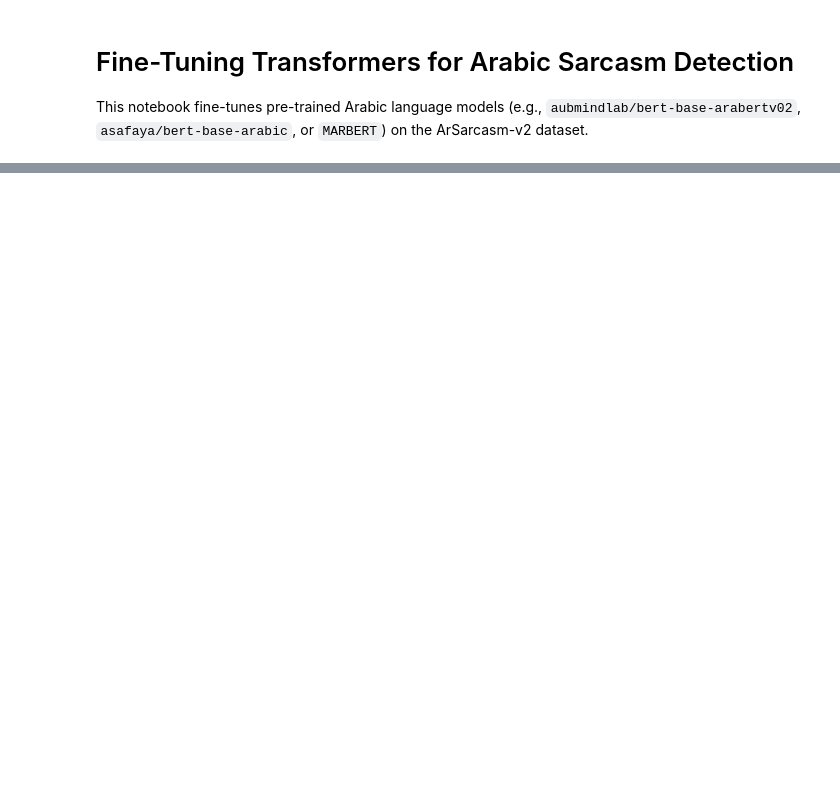
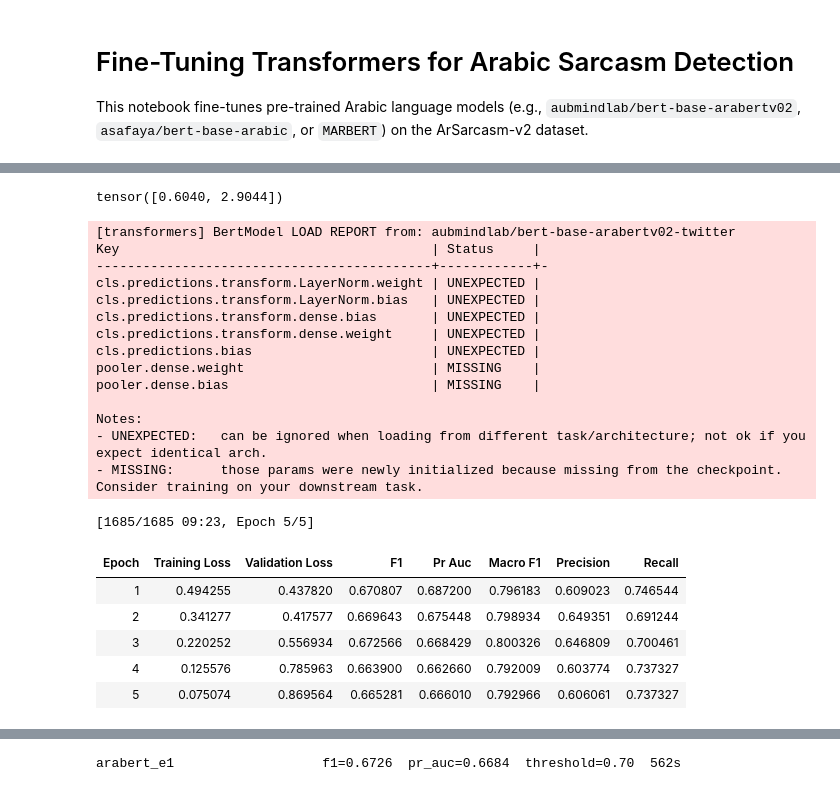
Before and after one commit to cad0m/Arabic-sarcasm, a Jupyter notebook: notebooks/05_finetune.ipynb, the cells around one changed output, grey strips where cells are left out. Drawn from its saved outputs; the diff is of its cells as text; code cells hidden in the pictures; blank space fills up the shorter version.

```diff
--- a/notebooks/05_finetune.ipynb
+++ b/notebooks/05_finetune.ipynb
@@ -48,0 +88,25 @@ class weights: [0.603977620601654, 2.9043641090393066]
+# %%
+train, val, test, report = get_data()
+
+prep = build_pipeline(["html", "urls", "mentions"])
+for frame in (train, val, test):
+    frame["text"] = frame["tweet"].apply(prep)
+    frame["sent"] = frame["sentiment"].str.upper().map({"NEG": 0, "NEU": 1, "POS": 2})
+
+counts = train["sarcasm"].value_counts().sort_index()
+WEIGHTS = torch.tensor(len(train) / (2 * counts.values), dtype=torch.float)
+WEIGHTS
+# %% [output]
+tensor([0.6040, 2.9044])
+# %%
+def to_dataset(frame, tokenizer):
+    data = Dataset.from_dict({"text": frame["text"].tolist(),
+                              "labels": frame["sarcasm"].tolist(),
+                              "sentiment": frame["sent"].tolist()})
+    return data.map(lambda b: tokenizer(b["text"], truncation=True, max_length=96,
+                                        return_token_type_ids=False),
+                    batched=True, remove_columns=["text"])
+
+
+ds = {key: {"train": to_dataset(train, tok), "val": to_dataset(val, tok), "test": to_dataset(test, tok)}
+      for key, tok in tokenizers.items()}
@@ -48,0 +158,54 @@ class weights: [0.603977620601654, 2.9043641090393066]
+# %%
+from pathlib import Path
+
+
+def predict(trainer, dataset):
+    out = trainer.predict(dataset)
+    return softmax(out.predictions, axis=1)[:, 1], out.label_ids
+
+
+def log_run(trainer, result, name, lam, seed, key, final=False):
+    seconds = result.metrics["train_runtime"]
+    proba, y = predict(trainer, ds[key]["val"])
+    threshold = best_threshold(y, proba)
+    scores = metrics(y, proba, threshold)
+    row = {f"val_{k}": v for k, v in scores.items()}
+
+    if final:
+        test_proba, test_y = predict(trainer, ds[key]["test"])
+        row |= {f"test_{k}": v for k, v in metrics(test_y, test_proba, threshold).items()}
+        save_predictions(name, seed, test["id"], test_y, test_proba, threshold)
+        if seed == 42:
+            Path("../models").mkdir(exist_ok=True)
+            torch.save(trainer.model.state_dict(), f"../models/{name}_seed{seed}.pt")
+
+    log_result(model=name, preprocessing=PREP, seed=seed, lam=lam, threshold=threshold,
+               train_time=seconds, trained_params=count_params(trainer.model), **row)
+    show(name, scores, threshold, seconds)
+    shutil.rmtree(trainer.args.output_dir)
+# %%
+trainer = make_trainer("arabert", lam=0, seed=42)
+result = trainer.train()
+log_run(trainer, result, "arabert_e1", lam=0, seed=42, key="arabert")
+# %% [output]
+[transformers] BertModel LOAD REPORT from: aubmindlab/bert-base-arabertv02-twitter
+Key                                        | Status     |
+-------------------------------------------+------------+-
+cls.predictions.transform.LayerNorm.weight | UNEXPECTED |
+cls.predictions.transform.LayerNorm.bias   | UNEXPECTED |
+cls.predictions.transform.dense.bias       | UNEXPECTED |
+cls.predictions.transform.dense.weight     | UNEXPECTED |
+cls.predictions.bias                       | UNEXPECTED |
+pooler.dense.weight                        | MISSING    |
+pooler.dense.bias                          | MISSING    |
+
+Notes:
+- UNEXPECTED:   can be ignored when loading from different task/architecture; not ok if you expect identical arch.
+- MISSING:      those params were newly initialized because missing from the checkpoint. Consider training on your downstream task.
+[1685/1685 09:23, Epoch 5/5]
+| Epoch | Training Loss | Validation Loss | F1 | Pr Auc | Macro F1 | Precision | Recall |
+| 1 | 0.494255 | 0.437820 | 0.670807 | 0.687200 | 0.796183 | 0.609023 | 0.746544 |
+| 2 | 0.341277 | 0.417577 | 0.669643 | 0.675448 | 0.798934 | 0.649351 | 0.691244 |
+| 3 | 0.220252 | 0.556934 | 0.672566 | 0.668429 | 0.800326 | 0.646809 | 0.700461 |
+| 4 | 0.125576 | 0.785963 | 0.663900 | 0.662660 | 0.792009 | 0.603774 | 0.737327 |
+| 5 | 0.075074 | 0.869564 | 0.665281 | 0.666010 | 0.792966 | 0.606061 | 0.737327 |
@@ -48,0 +213 @@ class weights: [0.603977620601654, 2.9043641090393066]
+arabert_e1                   f1=0.6726  pr_auc=0.6684  threshold=0.70  562s
```
Also changed, not shown: parts of 23 cells of this notebook.
